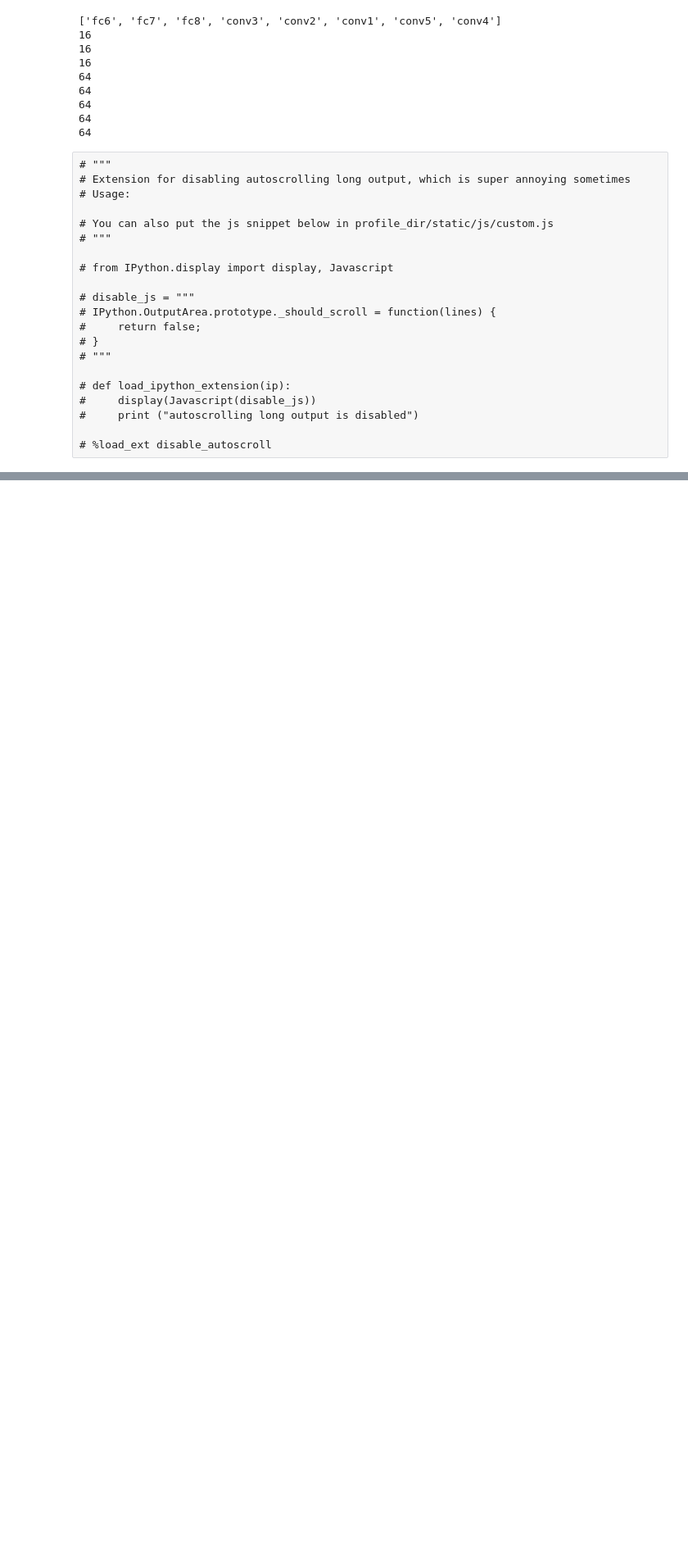
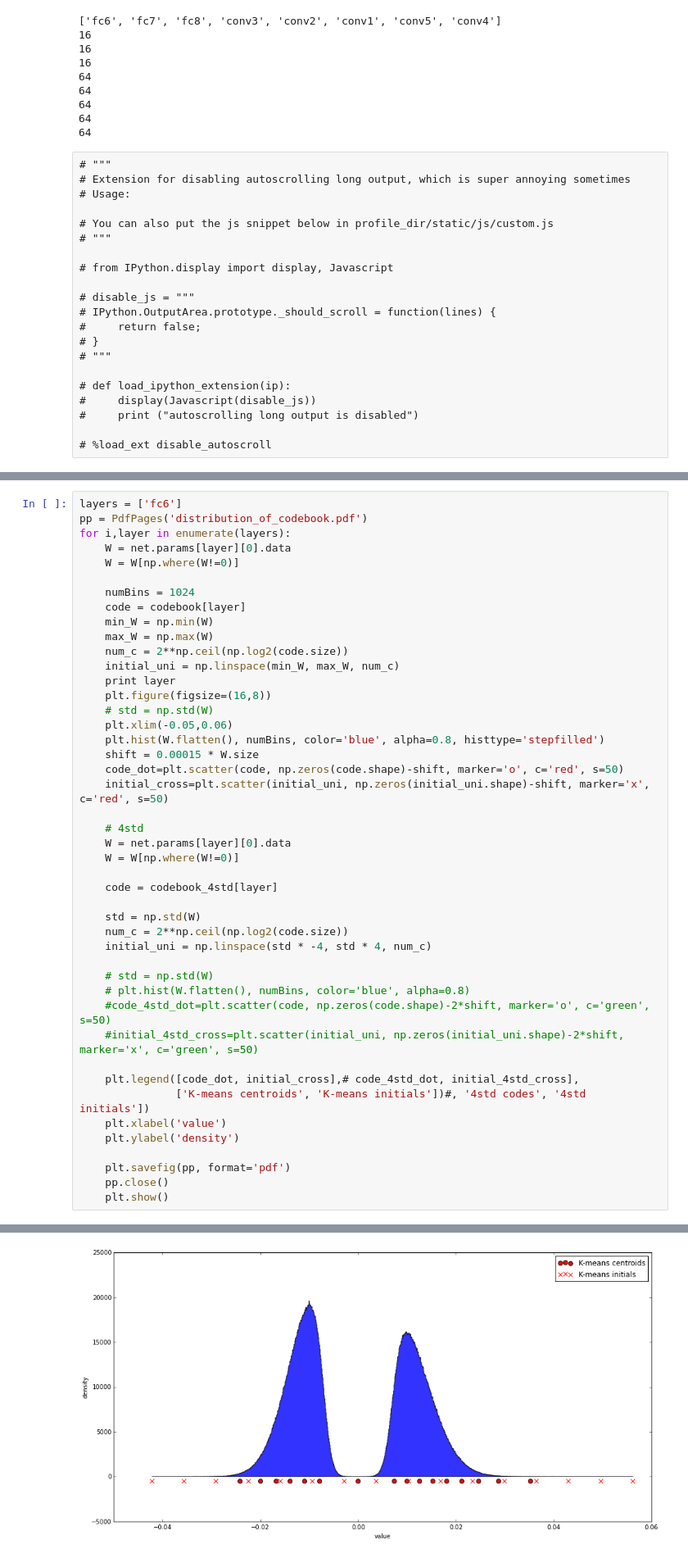
Before and after one commit to gaush123/NeuralCompression, a Jupyter notebook: 1_scripts/visulize/plot_distribution_of_codebook_alexnet.ipynb, the cells around one changed output, grey strips where cells are left out. Shown: that part at 82% size. Saved outputs shown, nothing was run; the diff lists cells and outputs as text; blank space fills up the shorter version.

```diff
--- a/1_scripts/visulize/plot_distribution_of_codebook_alexnet.ipynb
+++ b/1_scripts/visulize/plot_distribution_of_codebook_alexnet.ipynb
@@ -136,0 +118,46 @@ codebook_history
+# %%
+layers = ['fc6']
+pp = PdfPages('distribution_of_codebook.pdf')
+for i,layer in enumerate(layers):
+    W = net.params[layer][0].data
+    W = W[np.where(W!=0)]
+
+    numBins = 1024
+    code = codebook[layer]
+    min_W = np.min(W)
+    max_W = np.max(W)
+    num_c = 2**np.ceil(np.log2(code.size))
+    initial_uni = np.linspace(min_W, max_W, num_c)
+    print layer
+    plt.figure(figsize=(16,8))
+    # std = np.std(W)
+    plt.xlim(-0.05,0.06)
+    plt.hist(W.flatten(), numBins, color='blue', alpha=0.8, histtype='stepfilled')
+    shift = 0.00015 * W.size
+    code_dot=plt.scatter(code, np.zeros(code.shape)-shift, marker='o', c='red', s=50)
+    initial_cross=plt.scatter(initial_uni, np.zeros(initial_uni.shape)-shift, marker='x', c='red', s=50)
+
+    # 4std
+    W = net.params[layer][0].data
+    W = W[np.where(W!=0)]
+
+    code = codebook_4std[layer]
+
+    std = np.std(W)
+    num_c = 2**np.ceil(np.log2(code.size))
+    initial_uni = np.linspace(std * -4, std * 4, num_c)
+
+    # std = np.std(W)
+    # plt.hist(W.flatten(), numBins, color='blue', alpha=0.8)
+    #code_4std_dot=plt.scatter(code, np.zeros(code.shape)-2*shift, marker='o', c='green', s=50)
+    #initial_4std_cross=plt.scatter(initial_uni, np.zeros(initial_uni.shape)-2*shift, marker='x', c='green', s=50)
+
+    plt.legend([code_dot, initial_cross],# code_4std_dot, initial_4std_cross],
+               ['K-means centroids', 'K-means initials'])#, '4std codes', '4std initials'])
+    plt.xlabel('value')
+    plt.ylabel('density')
+
+    plt.savefig(pp, format='pdf')
+    pp.close()
+    plt.show()
+# %% [output]
@@ -136,0 +165 @@ codebook_history
+[figure, added]
```
Also changed, not shown: parts of 4 cells of this notebook, 15 other files.
